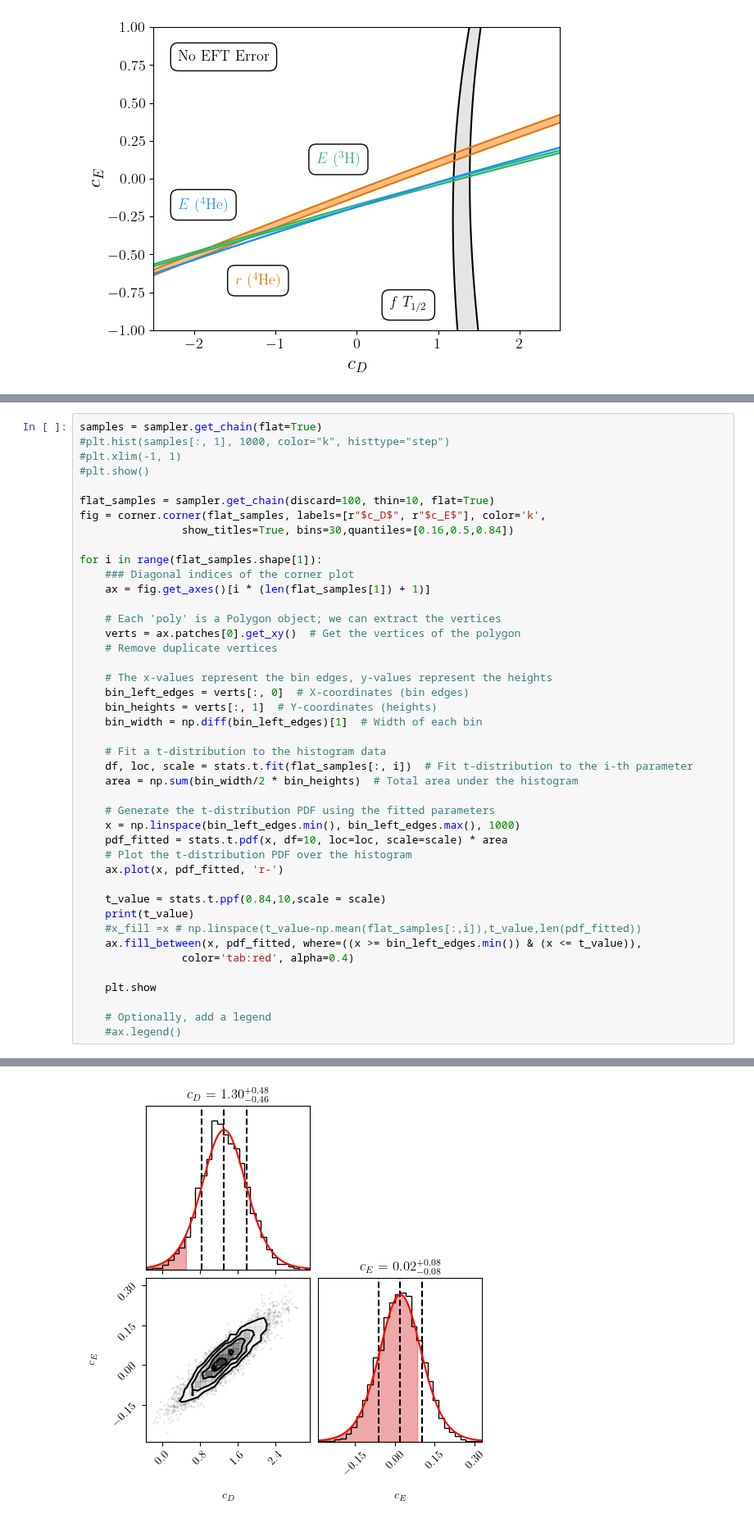
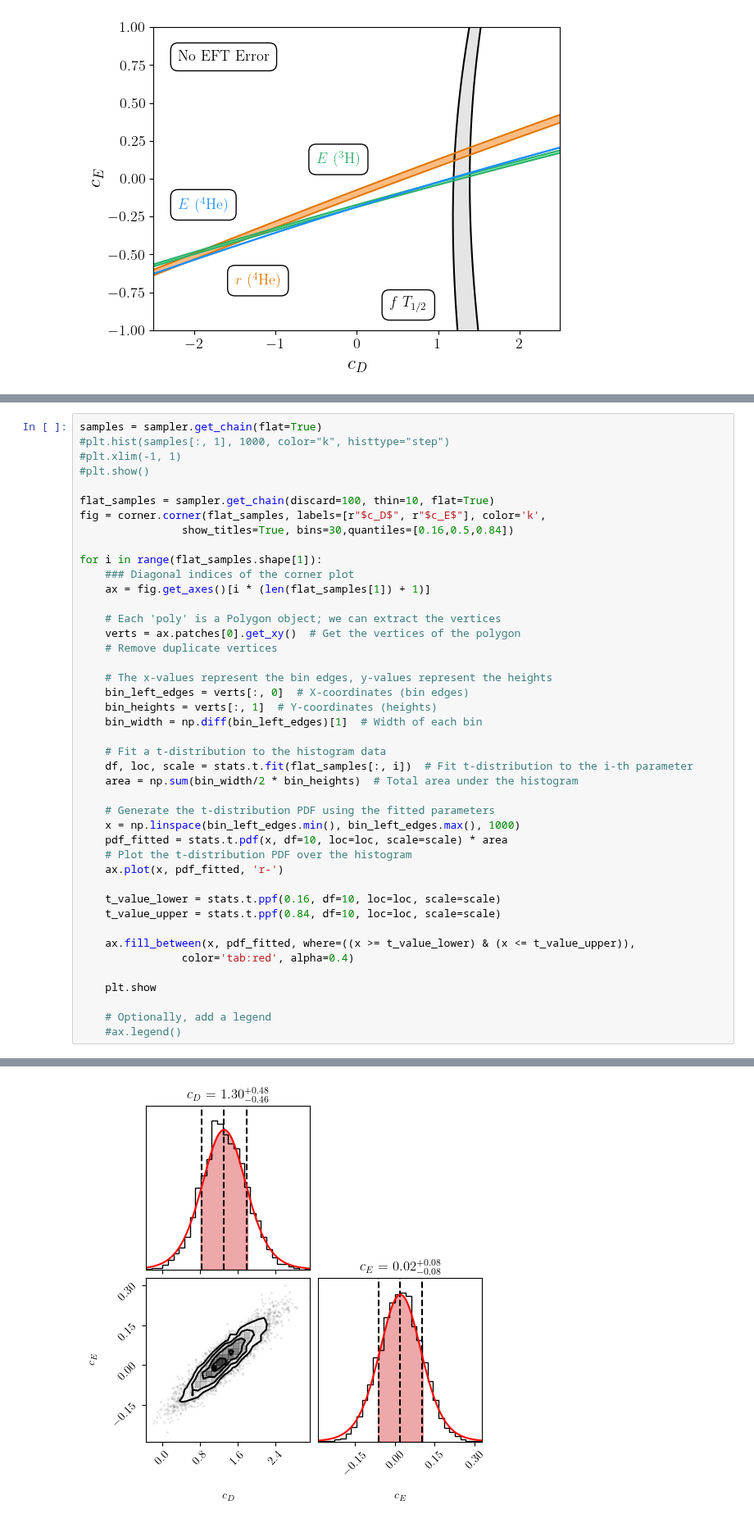
Before and after one commit to stommen/tif285-projects, a Jupyter notebook: project_1/project1_JHOS.ipynb, the cells around one changed output, grey strips where cells are left out. Shown at 82% size. Cells and saved outputs as stored; diff of their text form.

```diff
--- a/project_1/project1_JHOS.ipynb
+++ b/project_1/project1_JHOS.ipynb
@@ -207,10 +207,10 @@ for i in range(flat_samples.shape[1]):
     # Plot the t-distribution PDF over the histogram
     ax.plot(x, pdf_fitted, 'r-')
 
-    t_value = stats.t.ppf(0.84,10,scale = scale)
-    print(t_value)
-    #x_fill =x # np.linspace(t_value-np.mean(flat_samples[:,i]),t_value,len(pdf_fitted))
-    ax.fill_between(x, pdf_fitted, where=((x >= bin_left_edges.min()) & (x <= t_value)),
+    t_value_lower = stats.t.ppf(0.16, df=10, loc=loc, scale=scale)
+    t_value_upper = stats.t.ppf(0.84, df=10, loc=loc, scale=scale)
+
+    ax.fill_between(x, pdf_fitted, where=((x >= t_value_lower) & (x <= t_value_upper)),
                 color='tab:red', alpha=0.4)
 
     plt.show
@@ -223 +221 @@ for i in range(flat_samples.shape[1]):
-[figure, old version]
+[figure, new version]
```
Also changed, not shown: parts of 1 cell of this notebook.
